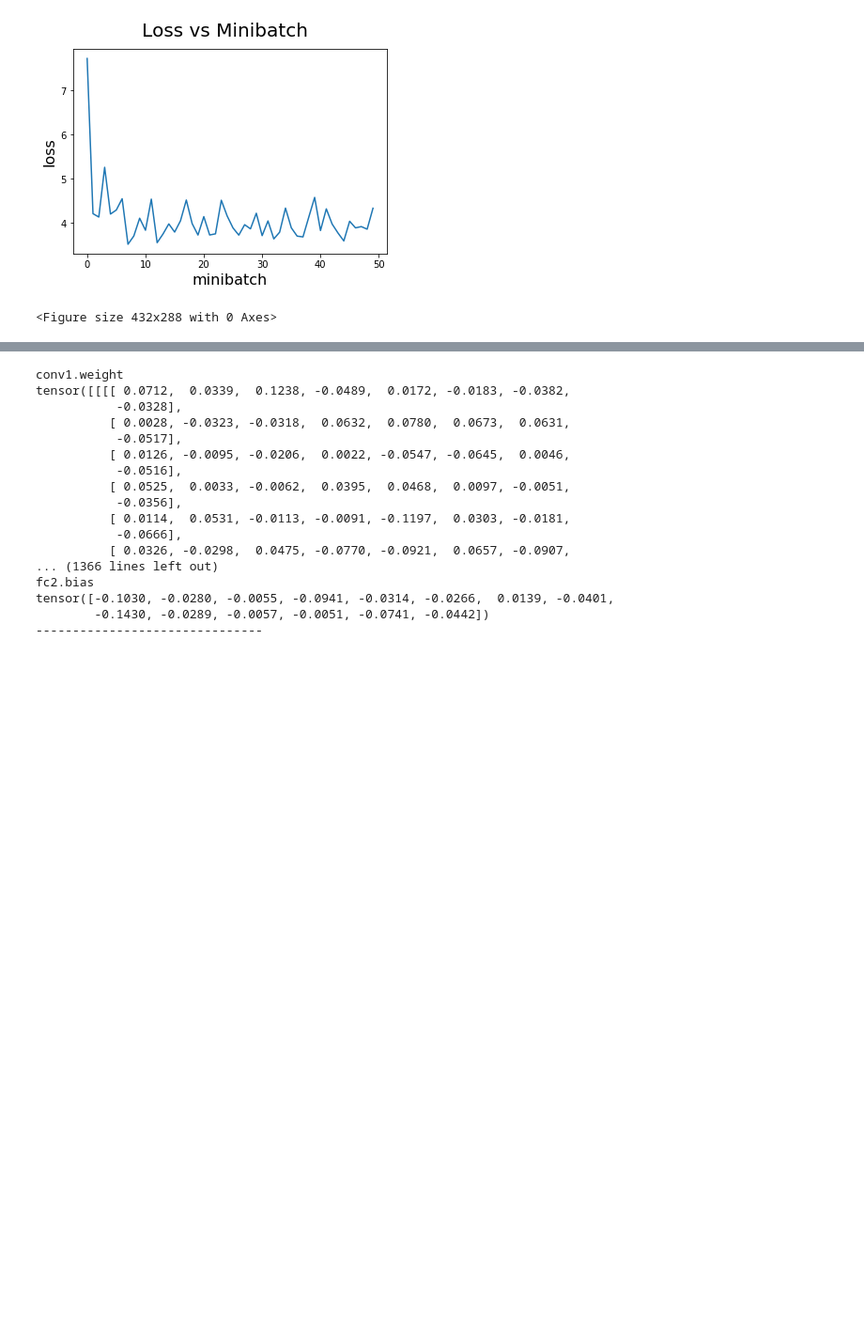
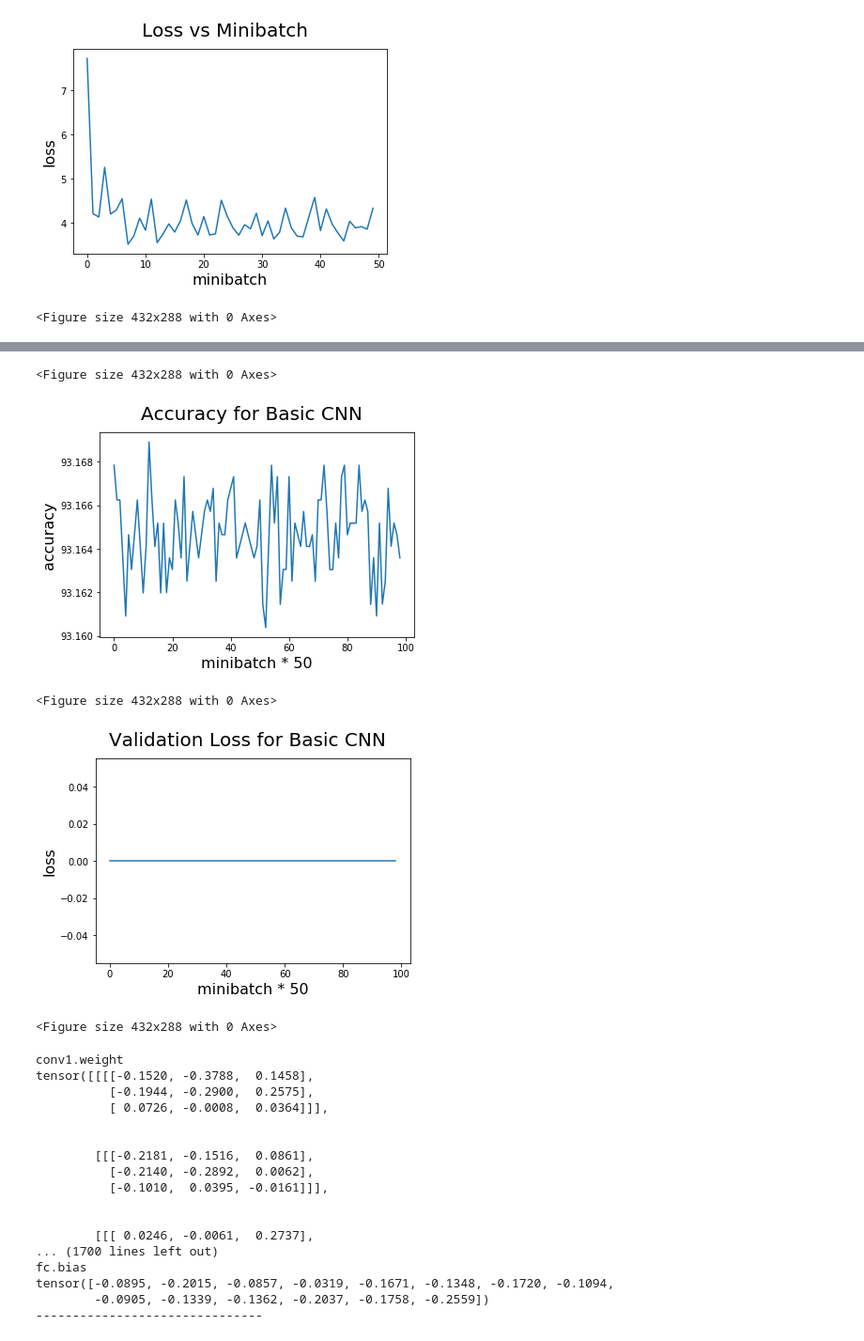
Before and after one commit to rogermilroy/190_PA3, a Jupyter notebook: graph_data.ipynb, the cells around one changed output, grey strips where cells are left out. Shown at 94% size. Cells and saved outputs as stored; diff of their text form; code cells hidden in the pictures; blank space fills up the shorter version.

```diff
--- a/graph_data.ipynb
+++ b/graph_data.ipynb
@@ -43,24 +59,53 @@ plt.figure()
+# %%
+losses = pd.read_csv('./results/kfold-basic-full/val-agg-0');
+cnntype = "Basic"
+
+# accuracy
+fig1 = plt.figure()
+fig1.suptitle('Accuracy for ' + cnntype + ' CNN', fontsize=20)
+plt.xlabel('minibatch * 50', fontsize=16)
+plt.ylabel('accuracy', fontsize=16)
+#plt.ylim(0, 100)
+losses.iloc[:,0].plot()
+plt.savefig(cnntype + " accuracy")
+plt.figure()
+
+# validation loss
+fig1 = plt.figure()
+fig1.suptitle('Validation Loss for ' + cnntype + ' CNN', fontsize=20)
+plt.xlabel('minibatch * 50', fontsize=16)
+plt.ylabel('loss', fontsize=16)
+#plt.ylim(0, 100)
+losses.iloc[:,1].plot()
+plt.savefig(cnntype + " validation loss")
+plt.figure()
+# %% [output]
+<Figure size 432x288 with 0 Axes>
+[figure, added]
+<Figure size 432x288 with 0 Axes>
+[figure, added]
+<Figure size 432x288 with 0 Axes>
 # %%
-model = torch.load('./results/kfold-deeptan-subset/test-0-params', map_location='cpu')
+model = torch.load('./results/kfold-deepsmall-full/test-0-params', map_location='cpu')
 for i in model:
     print(i)
     print(model[i])
     print('-------------------------------')
 # %% [output]
 conv1.weight
-tensor([[[[ 0.0712,  0.0339,  0.1238, -0.0489,  0.0172, -0.0183, -0.0382,
-           -0.0328],
-          [ 0.0028, -0.0323, -0.0318,  0.0632,  0.0780,  0.0673,  0.0631,
-           -0.0517],
-          [ 0.0126, -0.0095, -0.0206,  0.0022, -0.0547, -0.0645,  0.0046,
-           -0.0516],
-          [ 0.0525,  0.0033, -0.0062,  0.0395,  0.0468,  0.0097, -0.0051,
-           -0.0356],
-          [ 0.0114,  0.0531, -0.0113, -0.0091, -0.1197,  0.0303, -0.0181,
-           -0.0666],
-          [ 0.0326, -0.0298,  0.0475, -0.0770, -0.0921,  0.0657, -0.0907,
-... (1366 lines left out)
-fc2.bias
-tensor([-0.1030, -0.0280, -0.0055, -0.0941, -0.0314, -0.0266,  0.0139, -0.0401,
-        -0.1430, -0.0289, -0.0057, -0.0051, -0.0741, -0.0442])
+tensor([[[[-0.1520, -0.3788,  0.1458],
+          [-0.1944, -0.2900,  0.2575],
+          [ 0.0726, -0.0008,  0.0364]]],
+
+
+        [[[-0.2181, -0.1516,  0.0861],
+          [-0.2140, -0.2892,  0.0062],
+          [-0.1010,  0.0395, -0.0161]]],
+
+
+        [[[ 0.0246, -0.0061,  0.2737],
+... (1700 lines left out)
+fc.bias
+tensor([-0.0895, -0.2015, -0.0857, -0.0319, -0.1671, -0.1348, -0.1720, -0.1094,
+        -0.0905, -0.1339, -0.1362, -0.2037, -0.1758, -0.2559])
 -------------------------------
```
Also changed, not shown: parts of 8 cells of this notebook, 12 other files.
